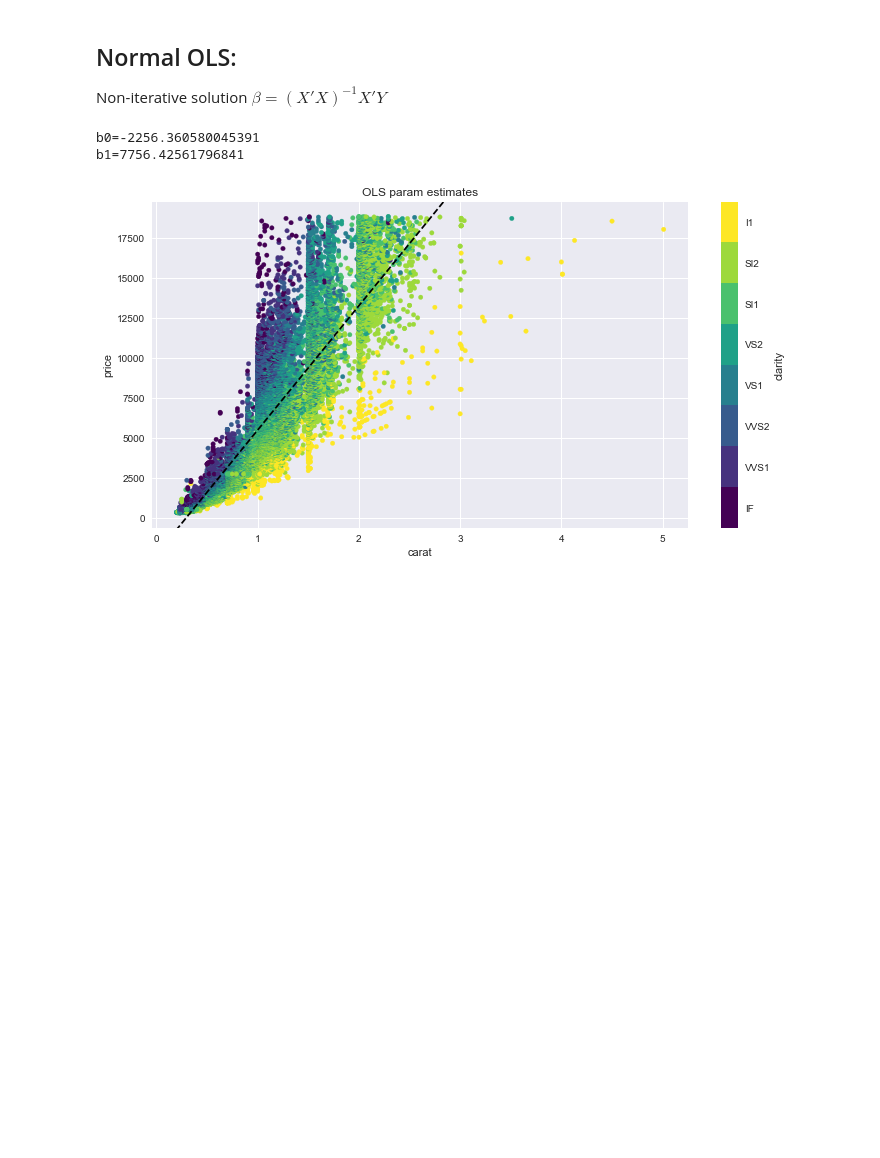
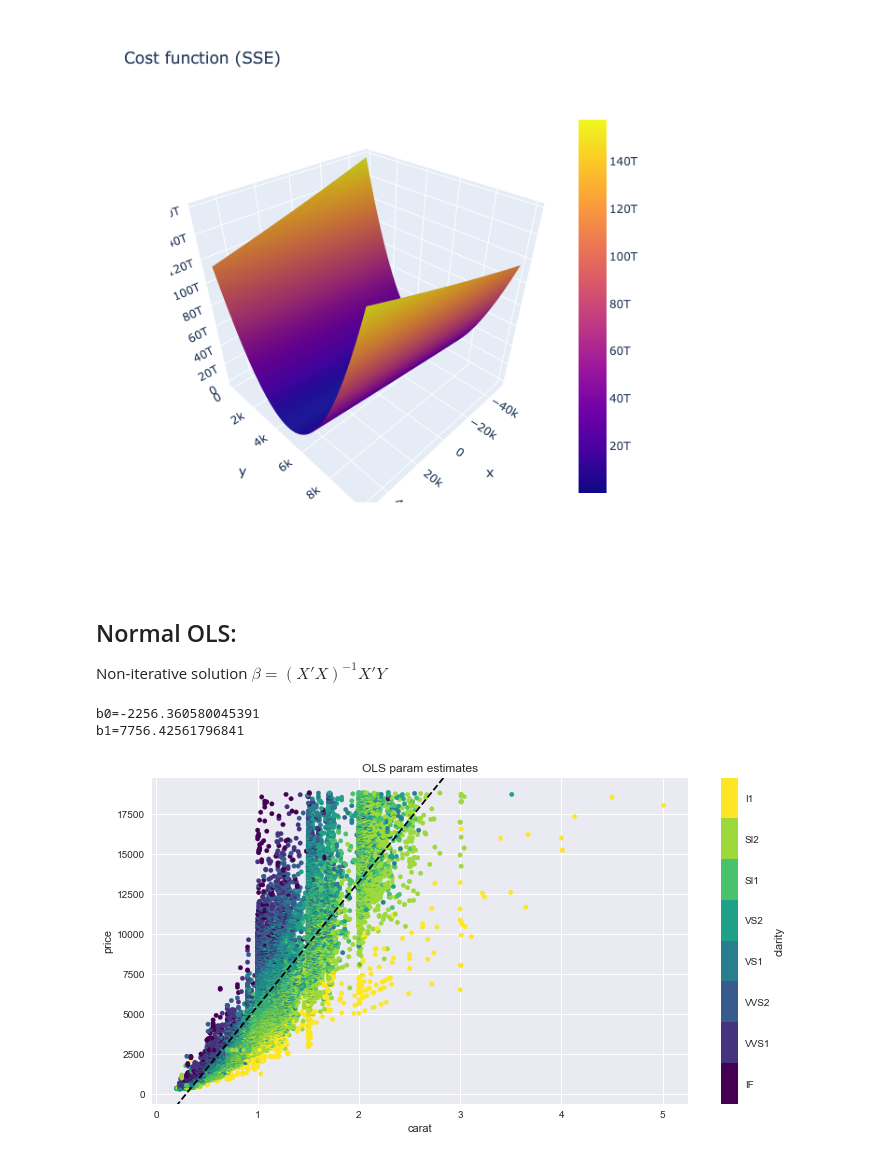
Before and after one commit to MatthewAckman/gradient_descent_newton_method, a Jupyter notebook: ols_gradient.ipynb, the cells around one changed output. Saved outputs shown, nothing was run; the diff lists cells and outputs as text; code cells hidden in the pictures; blank space fills up the shorter version.

```diff
--- a/ols_gradient.ipynb
+++ b/ols_gradient.ipynb
@@ -22,33 +34,35 @@ def cost_func(y, x, b0, b1):
 # %%
 import pandas as pd
 import numpy as np
 import seaborn as sns
 import matplotlib.pyplot as plt
 import statsmodels.api as sm
 plt.style.use('seaborn')
 import plotly.graph_objects as go
 
 from plotly.offline import download_plotlyjs, init_notebook_mode
 from plotly.offline import plot, iplot
 
 df = sns.load_dataset('diamonds')            # load dataset from seaborn lib
 df['const'] = 1                              # vector of 1s
 
 
 ## Plot cost function (SSE) across various beta parameters
-b0v = np.linspace(-2260, -2250, 100)
-b1v = np.linspace(7000, 8000, 100)
+b0v = np.linspace(-50000, 50000, 100)
+b1v = np.linspace(0, 10000, 100)
 sse = np.zeros((len(b0v), len(b1v)))
 
 for pos0, b0 in enumerate(b0v):
     for pos1, b1 in enumerate(b1v):
         sse[pos0, pos1] = cost_func(y=df.price, x=df.carat, b0=b0, b1=b1)
 
 fig = go.Figure(data=[go.Surface(x=b0v, y=b1v, z=sse)])
 fig.update_layout(title='Cost function (SSE)', autosize=True,
                   width=600, height=600, xaxis_title='b0', yaxis_title='b1')
 
-# fig.show('png')
+fig.show('png')
+# %% [output]
+[figure, added]
 # %% [markdown]
 ## Normal OLS:
 
```
Also changed, not shown: parts of 1 cell of this notebook.
